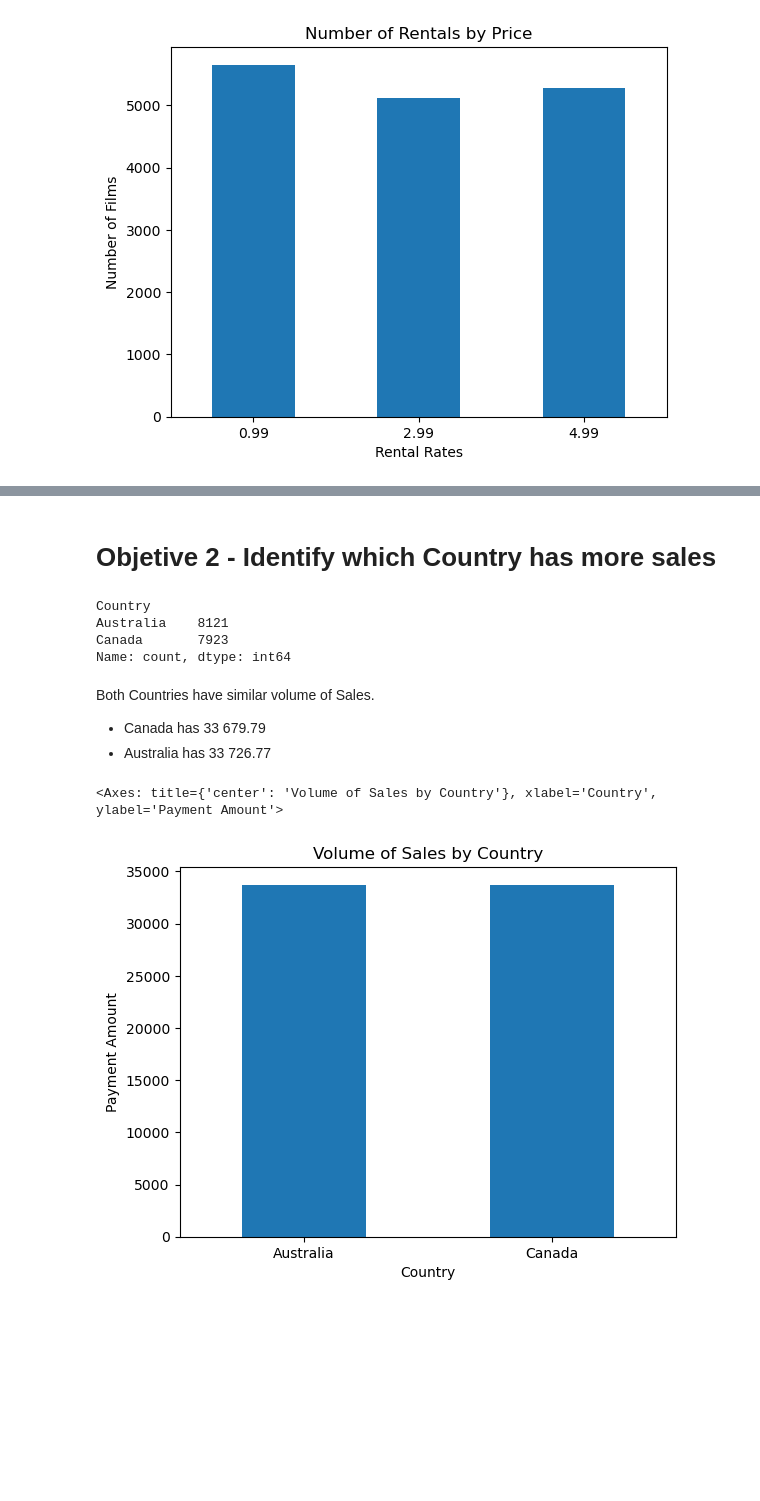
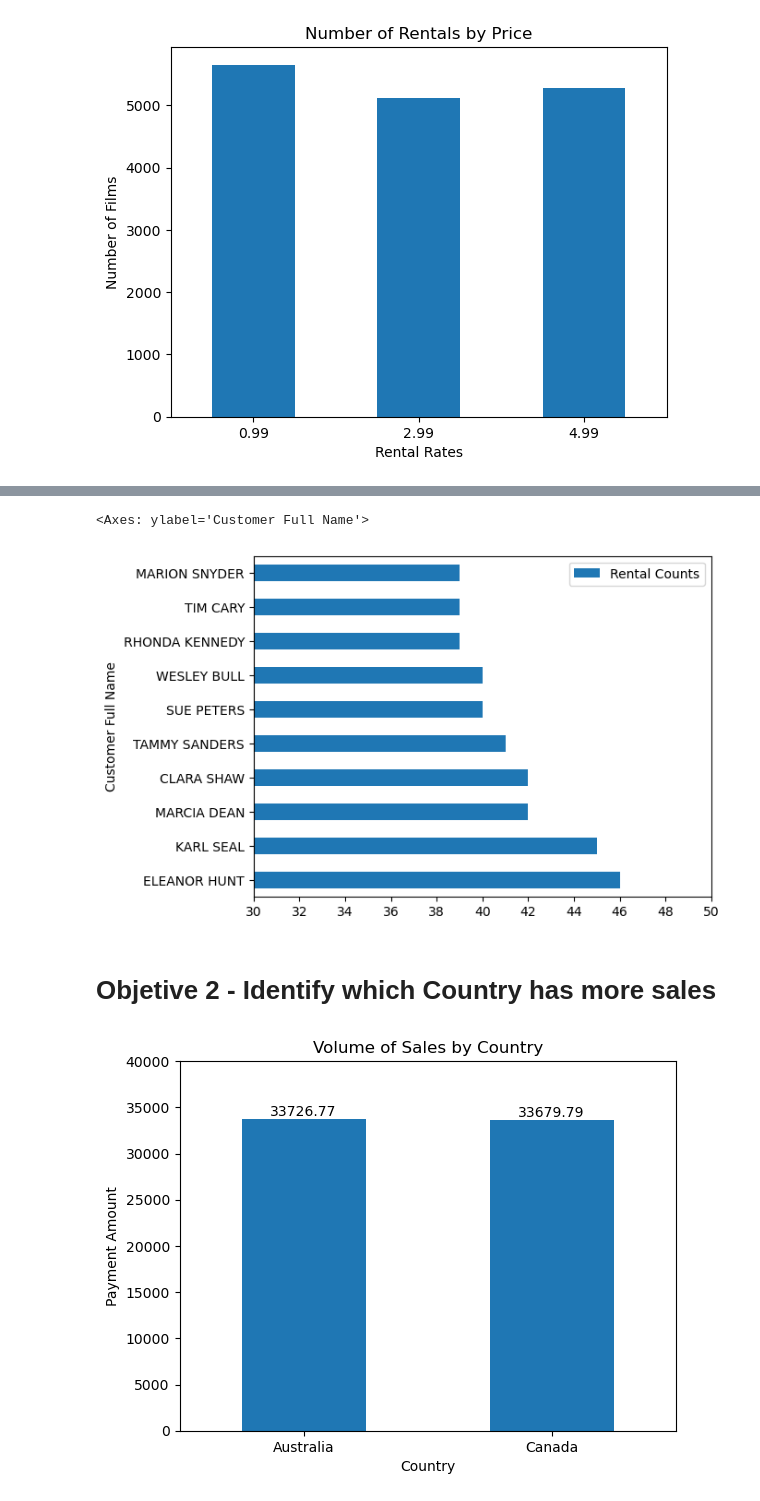
Before and after one commit to luipmesquita/Main-Project-of-Data-Analysis, a Jupyter notebook: scripts/sakila-InProgress.ipynb, the cells around one changed output, grey strips where cells are left out. Saved outputs shown, nothing was run; the diff lists cells and outputs as text; code cells hidden in the pictures; blank space fills up the shorter version.

```diff
--- a/scripts/sakila-InProgress.ipynb
+++ b/scripts/sakila-InProgress.ipynb
@@ -301,9 +282,8 @@ TopCustomersDP
+# %%
+TopCustomersDP.plot.barh(xlim   = (30,50),
+                         xticks = range(30,51,2))
+# %% [output]
+<Axes: ylabel='Customer Full Name'>
+[figure, added]
 # %% [markdown]
 # Objetive 2 - Identify which Country has more sales
-# %%
-df['Country'].value_counts()
-# %% [output]
-Country
-Australia    8121
-Canada       7923
-Name: count, dtype: int64
@@ -316,14 +290,13 @@ TotalSalesAustralia = np.round(dfAustralia['Payment_Amount'].sum(),2)
-# %% [markdown]
-Both Countries have similar volume of Sales.
-- Canada has 33 679.79
-- Australia has 33 726.77
 # %%
-# Group by Country and sum the Payment_Amount
+# Group by Country the sum of Payment_Amount
 grouped_df = df.groupby('Country')['Payment_Amount'].sum()
 
-grouped_df.plot.bar(rot = 0,
-                    ylabel = 'Payment Amount',
-                    title = 'Volume of Sales by Country')
+grouped_plot = grouped_df.plot.bar(rot = 0,
+                                   ylabel = 'Payment Amount',
+                                   title = 'Volume of Sales by Country',
+                                   ylim = (0,40000))
+# Add text labels to each bar
+for i, v in enumerate(grouped_df):
+    grouped_plot.text(i, v, f'{v:.2f}', ha='center', va='bottom')
 # %% [output]
-<Axes: title={'center': 'Volume of Sales by Country'}, xlabel='Country', ylabel='Payment Amount'>
-[figure, old version]
+[figure, new version]
```
Also changed, not shown: parts of 16 cells of this notebook.
